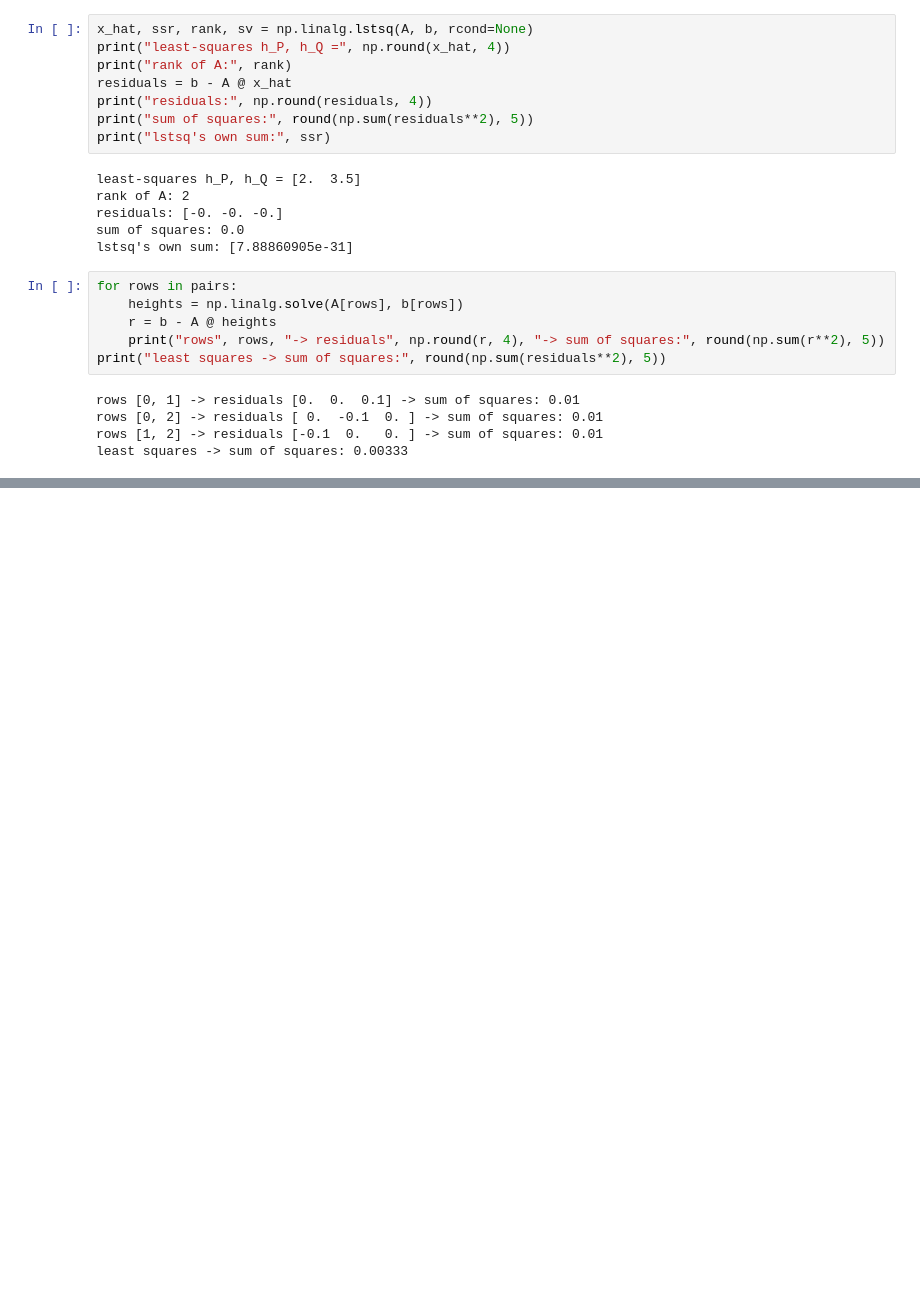
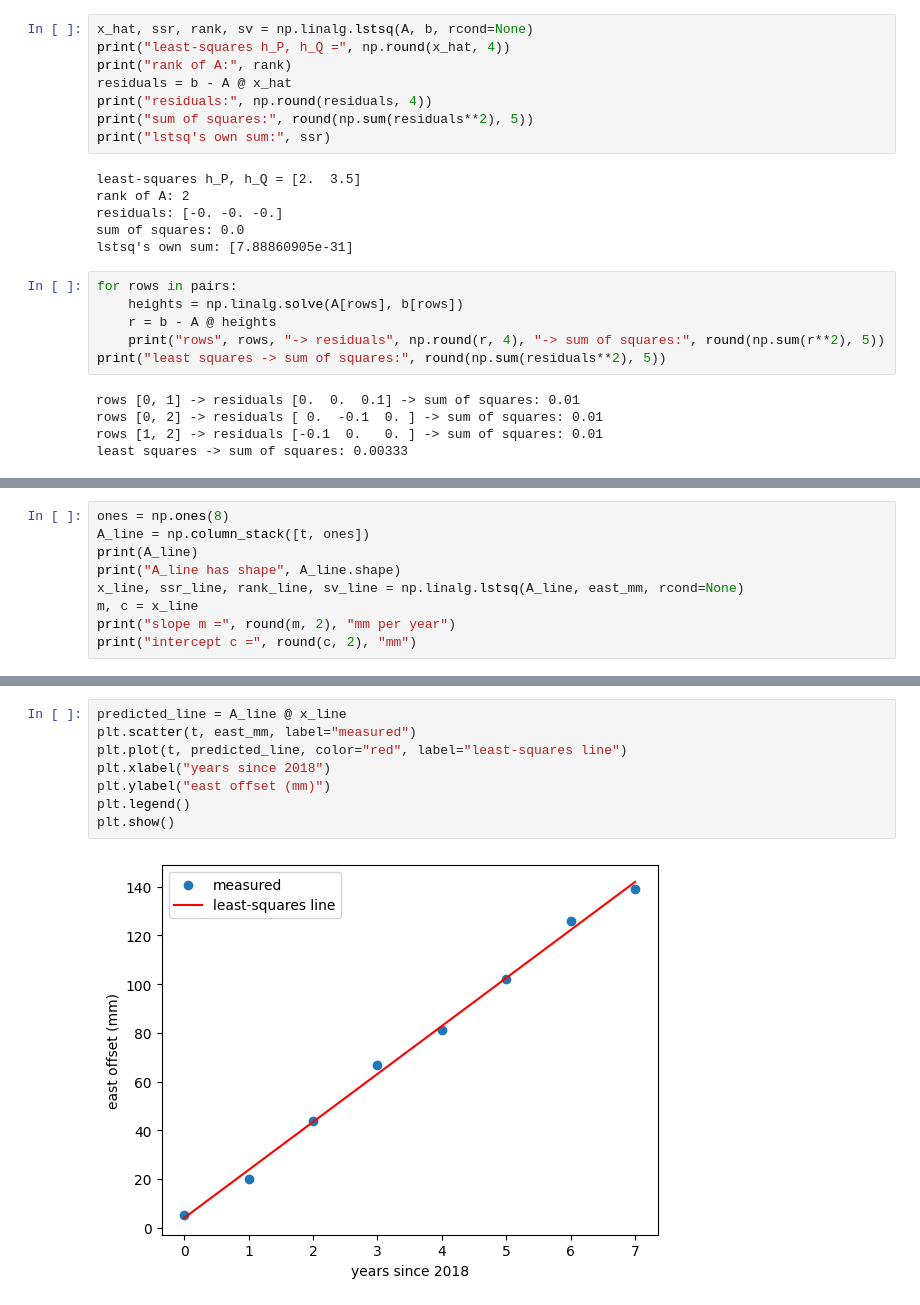
Before and after one commit to AsfandyarFarooqi/learning-log, a Jupyter notebook: week04_least_squares.ipynb, the cells around one changed output, grey strips where cells are left out. Cells and saved outputs as stored; diff of their text form; blank space fills up the shorter version.

```diff
--- a/week04_least_squares.ipynb
+++ b/week04_least_squares.ipynb
@@ -101,0 +118,9 @@ least squares -> sum of squares: 0.00333
+# %%
+ones = np.ones(8)
+A_line = np.column_stack([t, ones])
+print(A_line)
+print("A_line has shape", A_line.shape)
+x_line, ssr_line, rank_line, sv_line = np.linalg.lstsq(A_line, east_mm, rcond=None)
+m, c = x_line
+print("slope m =", round(m, 2), "mm per year")
+print("intercept c =", round(c, 2), "mm")
@@ -101,0 +139,10 @@ least squares -> sum of squares: 0.00333
+# %%
+predicted_line = A_line @ x_line
+plt.scatter(t, east_mm, label="measured")
+plt.plot(t, predicted_line, color="red", label="least-squares line")
+plt.xlabel("years since 2018")
+plt.ylabel("east offset (mm)")
+plt.legend()
+plt.show()
+# %% [output]
+[figure, added]
```
Also changed, not shown: parts of 6 cells of this notebook.
